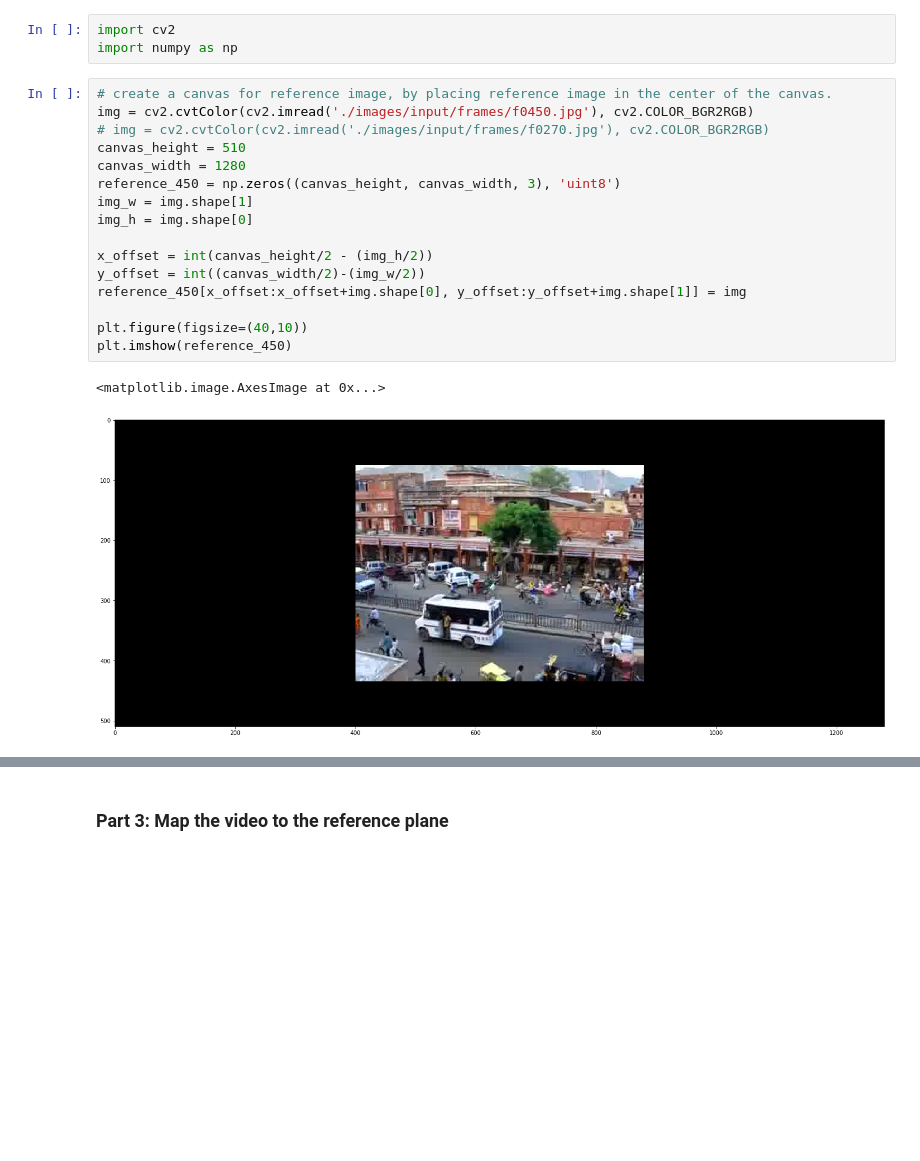
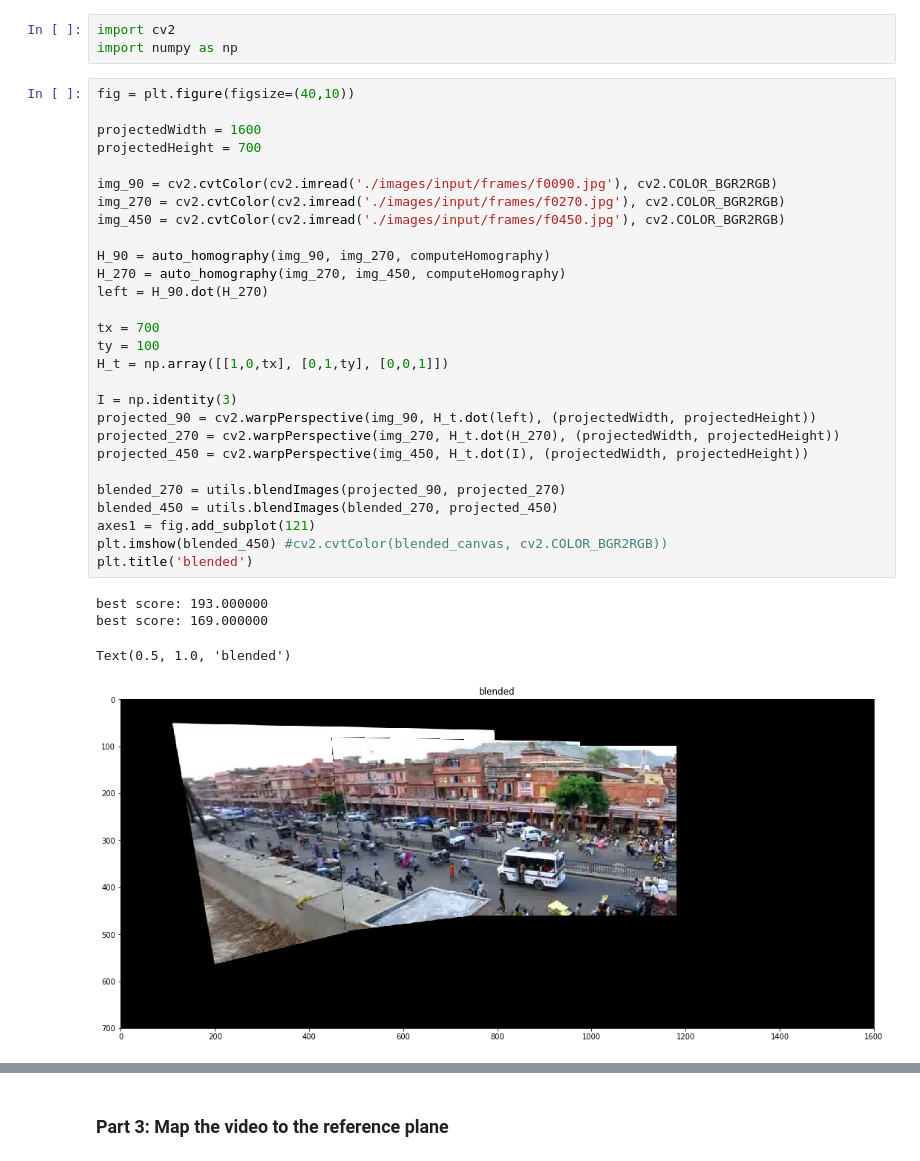
Before and after one commit to brs191/illinois, a Jupyter notebook: ComputationalPhotography/VideoStitchingProcessing/Project_5.ipynb, the cells around one changed output, grey strips where cells are left out. Drawn from its saved outputs; the diff is of its cells as text; blank space fills up the shorter version.

```diff
--- a/ComputationalPhotography/VideoStitchingProcessing/Project_5.ipynb
+++ b/ComputationalPhotography/VideoStitchingProcessing/Project_5.ipynb
@@ -245,23 +244,37 @@ Mapping frame 90 to frame 450 is difficult because they share very little area.
 # %%
 import cv2
 import numpy as np
-# %%
-# create a canvas for reference image, by placing reference image in the center of the canvas.
-img = cv2.cvtColor(cv2.imread('./images/input/frames/f0450.jpg'), cv2.COLOR_BGR2RGB)
-# img = cv2.cvtColor(cv2.imread('./images/input/frames/f0270.jpg'), cv2.COLOR_BGR2RGB)
-canvas_height = 510
-canvas_width = 1280
-reference_450 = np.zeros((canvas_height, canvas_width, 3), 'uint8')
-img_w = img.shape[1]
-img_h = img.shape[0]
-
-x_offset = int(canvas_height/2 - (img_h/2))
-y_offset = int((canvas_width/2)-(img_w/2))
-reference_450[x_offset:x_offset+img.shape[0], y_offset:y_offset+img.shape[1]] = img
-
-plt.figure(figsize=(40,10))
-plt.imshow(reference_450)
-# %% [output]
-<matplotlib.image.AxesImage at 0x...>
-[figure, removed]
+# %%
+fig = plt.figure(figsize=(40,10))
+
+projectedWidth = 1600
+projectedHeight = 700
+
+img_90 = cv2.cvtColor(cv2.imread('./images/input/frames/f0090.jpg'), cv2.COLOR_BGR2RGB)
+img_270 = cv2.cvtColor(cv2.imread('./images/input/frames/f0270.jpg'), cv2.COLOR_BGR2RGB)
+img_450 = cv2.cvtColor(cv2.imread('./images/input/frames/f0450.jpg'), cv2.COLOR_BGR2RGB)
+
+H_90 = auto_homography(img_90, img_270, computeHomography)
+H_270 = auto_homography(img_270, img_450, computeHomography)
+left = H_90.dot(H_270)
+
+tx = 700
+ty = 100
+H_t = np.array([[1,0,tx], [0,1,ty], [0,0,1]])
+
+I = np.identity(3)
+projected_90 = cv2.warpPerspective(img_90, H_t.dot(left), (projectedWidth, projectedHeight))
+projected_270 = cv2.warpPerspective(img_270, H_t.dot(H_270), (projectedWidth, projectedHeight))
+projected_450 = cv2.warpPerspective(img_450, H_t.dot(I), (projectedWidth, projectedHeight))
+
+blended_270 = utils.blendImages(projected_90, projected_270)
+blended_450 = utils.blendImages(blended_270, projected_450)
+axes1 = fig.add_subplot(121)
+plt.imshow(blended_450) #cv2.cvtColor(blended_canvas, cv2.COLOR_BGR2RGB))
+plt.title('blended')
+# %% [output]
+best score: 193.000000
+best score: 169.000000
+Text(0.5, 1.0, 'blended')
+[figure, added]
 # %%
```
Also changed, not shown: parts of 9 cells of this notebook.
